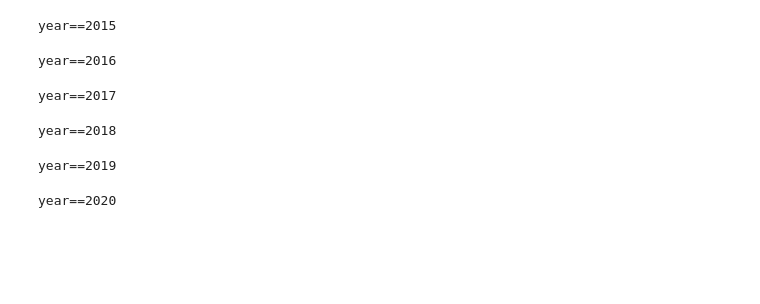
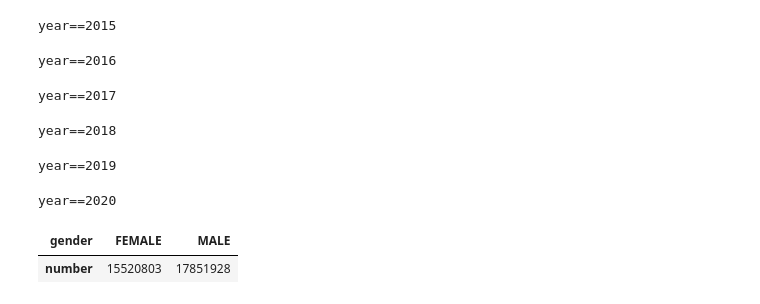
Before and after one commit to Benjamin-Reed/pythonteachingcode, a Jupyter notebook: Python Intro to Pandas.ipynb, the cells around one changed output. Drawn from its saved outputs; the diff is of its cells as text; code cells hidden in the pictures; blank space fills up the shorter version.

```diff
--- a/Python Intro to Pandas.ipynb
+++ b/Python Intro to Pandas.ipynb
@@ -346,3 +339,8 @@ year==2019
 year==2020
 # %%
 df_pivot=pd.pivot_table(data=df,values=['number'],columns=['gender'],aggfunc='sum')  #create a pivot table
+# %%
+df_pivot
+# %% [output]
+| gender | FEMALE | MALE |
+| number | 15520803 | 17851928 |
```
Also changed, not shown: parts of 3 cells of this notebook, 22 other files.
